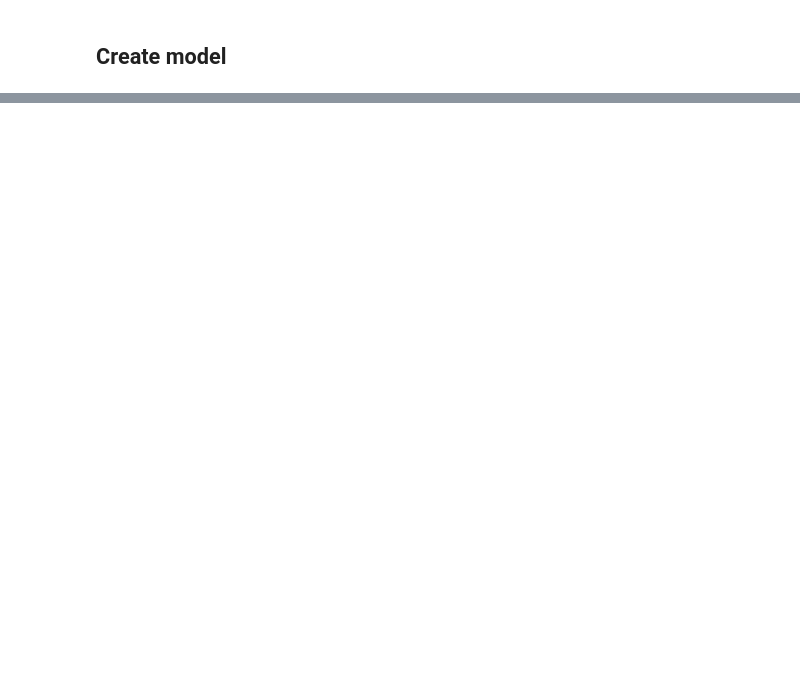
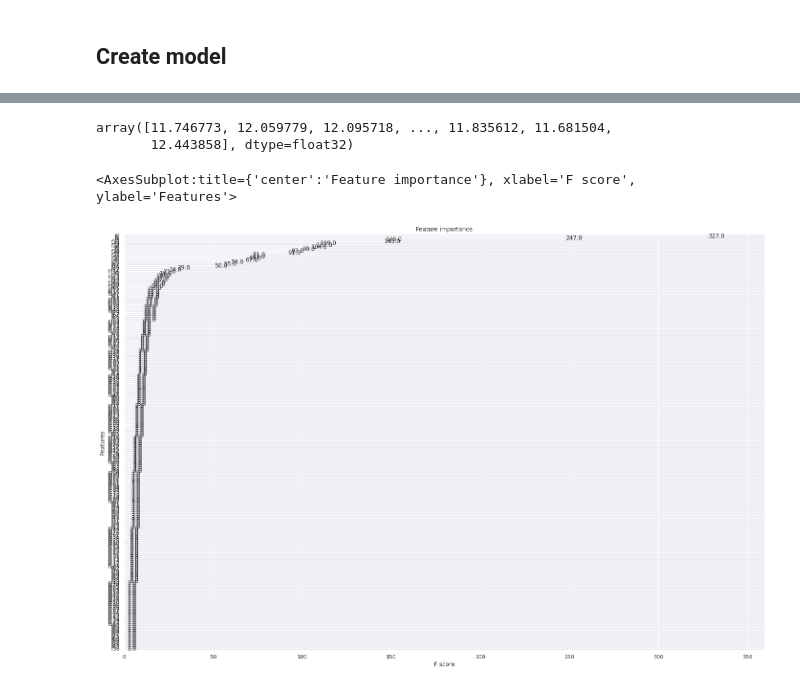
Before and after one commit to JeanMichelBereder/Kaggle, a Jupyter notebook: kaggle-house-prices.ipynb, the cells around one changed output, grey strips where cells are left out. Drawn from its saved outputs; the diff is of its cells as text; code cells hidden in the pictures; blank space fills up the shorter version.

```diff
--- a/kaggle-house-prices.ipynb
+++ b/kaggle-house-prices.ipynb
@@ -371,0 +350,9 @@ array([11.71495344, 12.09576307, 12.11398338, ..., 12.0352284 ,
+# %%
+from sklearn.model_selection import train_test_split
+import xgboost as xgb
+
+X_train, X_valid, y_train, y_valid = train_test_split(X, y, test_size=0.3, random_state=1234)
+
+dtrain = xgb.DMatrix(X_train.values, label=y_train.values)
+dvalid = xgb.DMatrix(X_valid.values, label=y_valid.values)
+dtest = xgb.DMatrix(X_test.values)
@@ -371,0 +393,5 @@ array([11.71495344, 12.09576307, 12.11398338, ..., 12.0352284 ,
+# %%
+prediction_XG
+# %% [output]
+array([11.746773, 12.059779, 12.095718, ..., 11.835612, 11.681504,
+       12.443858], dtype=float32)
@@ -371,0 +400,5 @@ array([11.71495344, 12.09576307, 12.11398338, ..., 12.0352284 ,
+# %%
+xgb.plot_importance(model)
+# %% [output]
+<AxesSubplot:title={'center':'Feature importance'}, xlabel='F score', ylabel='Features'>
+[figure, added]
```
Also changed, not shown: parts of 17 cells of this notebook.
